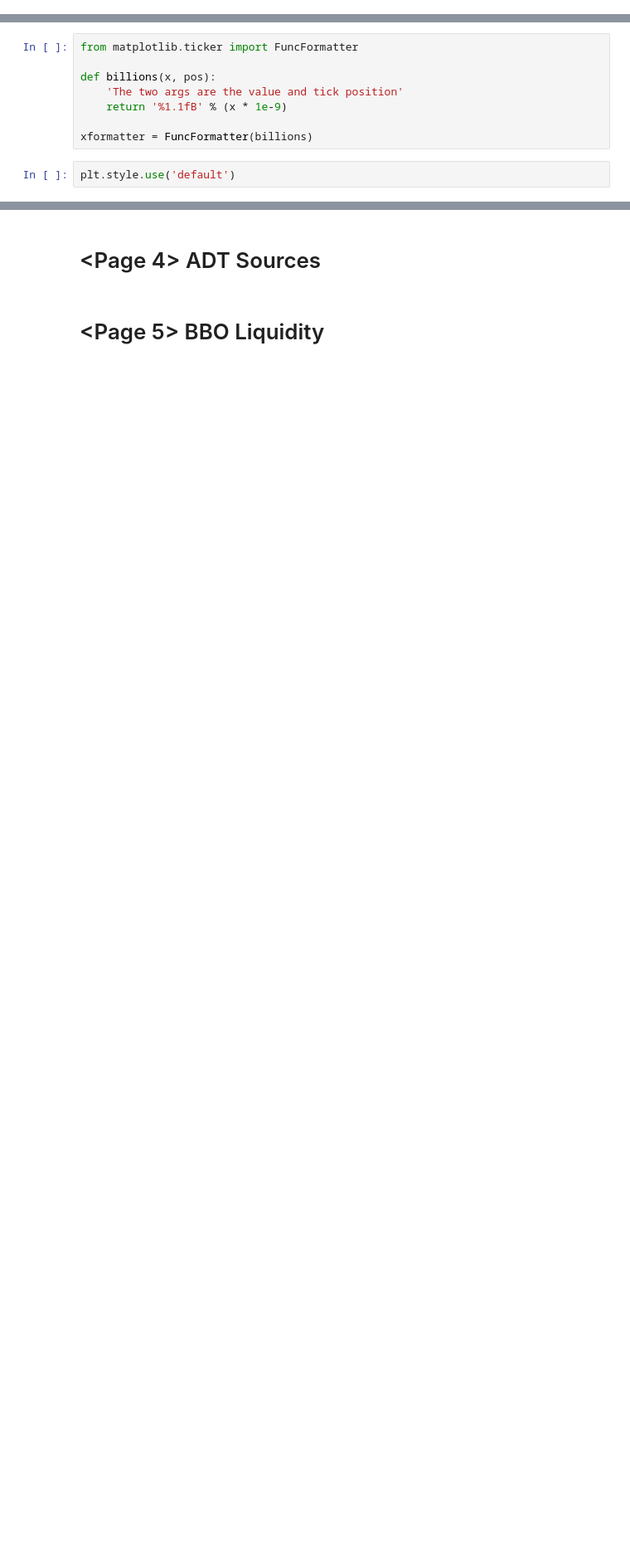
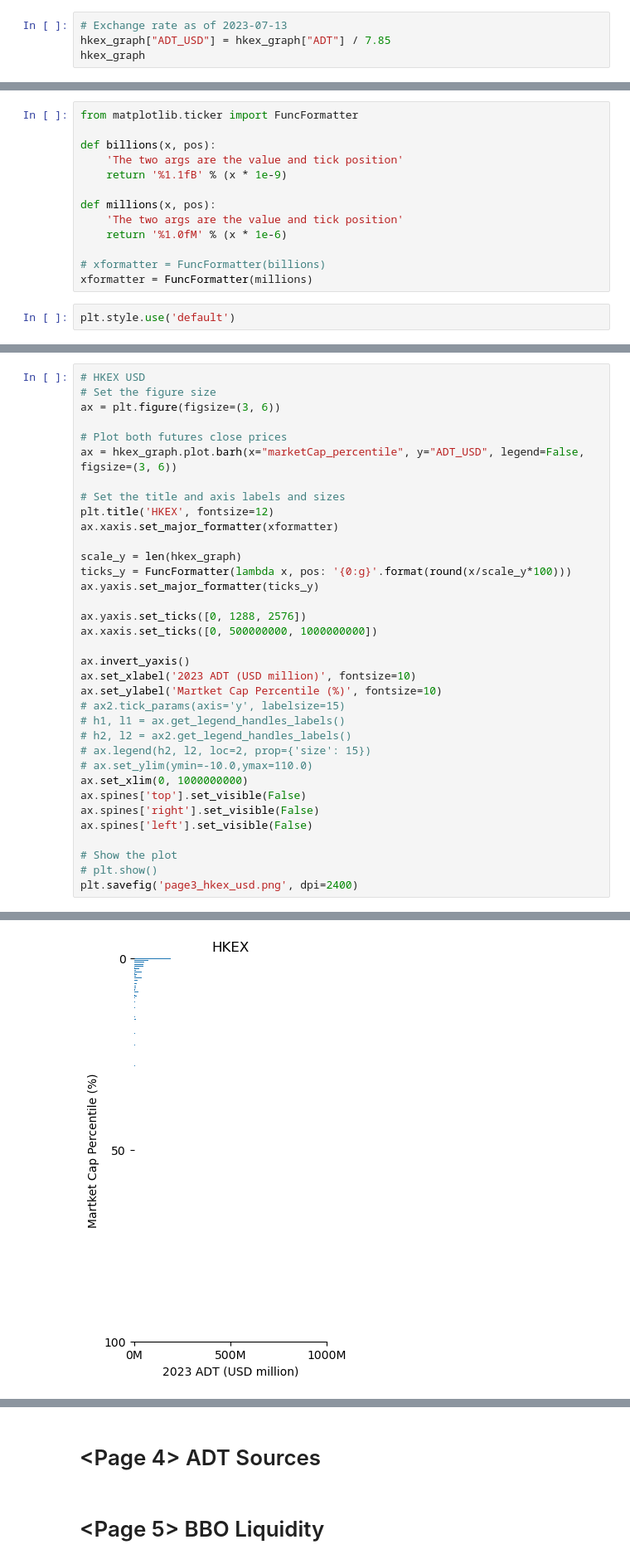
Before and after one commit to ckyma/exchatbook, a Jupyter notebook: getYahooData.ipynb, the cells around one changed output, grey strips where cells are left out. Shown at 83% size. Drawn from its saved outputs; the diff is of its cells as text; blank space fills up the shorter version.

```diff
--- a/getYahooData.ipynb
+++ b/getYahooData.ipynb
@@ -2209,3 +2470,7 @@ hkex_graph
 | 8078.HK | 6249728 | 0.000000e+00 | 99.961180 |
 | 1736.HK | 5865020 | 8.598745e+05 | 100.000000 |
 2576 rows × 3 columns
+# %%
+# Exchange rate as of 2023-07-13
+hkex_graph["ADT_USD"] = hkex_graph["ADT"] / 7.85
+hkex_graph
@@ -2268,7 +2616,12 @@ def billions(x, pos):
     'The two args are the value and tick position'
     return '%1.1fB' % (x * 1e-9)
 
-xformatter = FuncFormatter(billions)
+def millions(x, pos):
+    'The two args are the value and tick position'
+    return '%1.0fM' % (x * 1e-6)
+
+# xformatter = FuncFormatter(billions)
+xformatter = FuncFormatter(millions)
 # %%
 plt.style.use('default')
 # %%
@@ -2309,3 +2662,39 @@ plt.savefig('page3_hkex.png', dpi=2400)
 # %% [output]
 <Figure size 300x600 with 0 Axes>
 [figure]
+# %%
+# HKEX USD
+# Set the figure size
+ax = plt.figure(figsize=(3, 6))
+
+# Plot both futures close prices
+ax = hkex_graph.plot.barh(x="marketCap_percentile", y="ADT_USD", legend=False, figsize=(3, 6))
+
+# Set the title and axis labels and sizes
+plt.title('HKEX', fontsize=12)
+ax.xaxis.set_major_formatter(xformatter)
+
+scale_y = len(hkex_graph)
+ticks_y = FuncFormatter(lambda x, pos: '{0:g}'.format(round(x/scale_y*100)))
+ax.yaxis.set_major_formatter(ticks_y)
+
+ax.yaxis.set_ticks([0, 1288, 2576])
+ax.xaxis.set_ticks([0, 500000000, 1000000000])
+
+ax.invert_yaxis()
+ax.set_xlabel('2023 ADT (USD million)', fontsize=10)
+ax.set_ylabel('Martket Cap Percentile (%)', fontsize=10)
+# ax2.tick_params(axis='y', labelsize=15)
+# h1, l1 = ax.get_legend_handles_labels()
+# h2, l2 = ax2.get_legend_handles_labels()
+# ax.legend(h2, l2, loc=2, prop={'size': 15})
+# ax.set_ylim(ymin=-10.0,ymax=110.0)
+ax.set_xlim(0, 1000000000)
+ax.spines['top'].set_visible(False)
+ax.spines['right'].set_visible(False)
+ax.spines['left'].set_visible(False)
+
+# Show the plot
+# plt.show()
+plt.savefig('page3_hkex_usd.png', dpi=2400)
+# %% [output]
@@ -2312,3 +2702,4 @@ plt.savefig('page3_hkex.png', dpi=2400)
+[figure, added]
 # %%
 # SSE
 # Set the figure size
```
Also changed, not shown: parts of 33 cells of this notebook, 11 other files.
